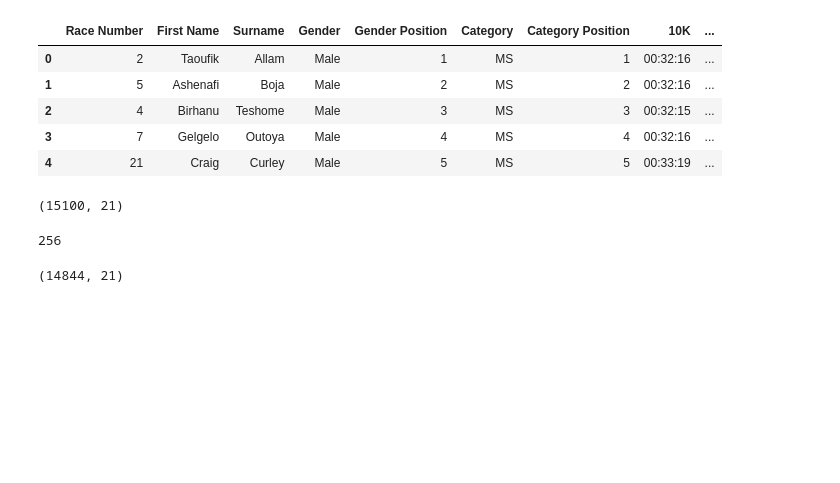
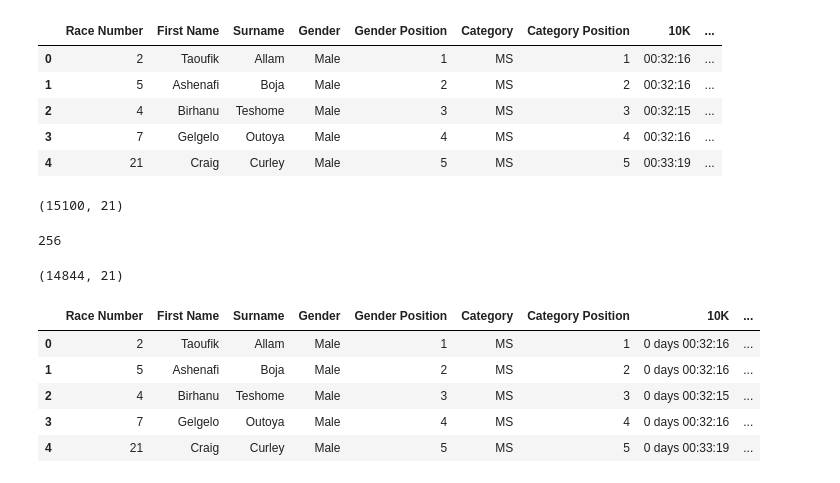
Before and after one commit to sean-halpin/dublin_city_marathon, a Jupyter notebook: dcm.ipynb, the cells around one changed output. Cells and saved outputs as stored; diff of their text form; code cells hidden in the pictures; blank space fills up the shorter version.

```diff
--- a/dcm.ipynb
+++ b/dcm.ipynb
@@ -142,3 +105,31 @@ df = df[df["Chip Time"] != 'DNF']
 df.shape
 # %% [output]
 (14844, 21)
+# %%
+df['Gender'] = df['Gender'].astype('category')
+df['Gender Position']=df['Gender Position'].astype('int64')
+df['Category'] = df['Category'].astype('category')
+df['Category Position']=df['Category Position'].astype('int64')
+df['10K']=pd.to_timedelta(df['10K'])
+df['20K']=pd.to_timedelta(df['20K'])
+df['HALFWAY']=pd.to_timedelta(df['HALFWAY'])
+df['30K']=pd.to_timedelta(df['30K'])
+df['40K']=pd.to_timedelta(df['40K'])
+df['Gun Time']=pd.to_timedelta(df['Gun Time'])
+df['Chip Time']=pd.to_timedelta(df['Chip Time'])
+df['Stage Position']=df['Stage Position'].astype('int64')
+df['Stage Position.1']=df['Stage Position.1'].astype('int64')
+df['Stage Position.2']=df['Stage Position.2'].astype('int64')
+df['Stage Position.3']=df['Stage Position.3'].astype('int64')
+df['Stage Position.4']=df['Stage Position.4'].astype('int64')
+df['Overall Position']=df['Overall Position'].astype('int64')
+df['Chip Position']=df['Chip Position'].astype('int64')
+# %%
+df.head()
+# %% [output]
+|  | Race Number | First Name | Surname | Gender | Gender Position | Category | Category Position | 10K | ... |
+| 0 | 2 | Taoufik | Allam | Male | 1 | MS | 1 | 0 days 00:32:16 | ... |
+| 1 | 5 | Ashenafi | Boja | Male | 2 | MS | 2 | 0 days 00:32:16 | ... |
+| 2 | 4 | Birhanu | Teshome | Male | 3 | MS | 3 | 0 days 00:32:15 | ... |
+| 3 | 7 | Gelgelo | Outoya | Male | 4 | MS | 4 | 0 days 00:32:16 | ... |
+| 4 | 21 | Craig | Curley | Male | 5 | MS | 5 | 0 days 00:33:19 | ... |
```
Also changed, not shown: parts of 7 cells of this notebook.
